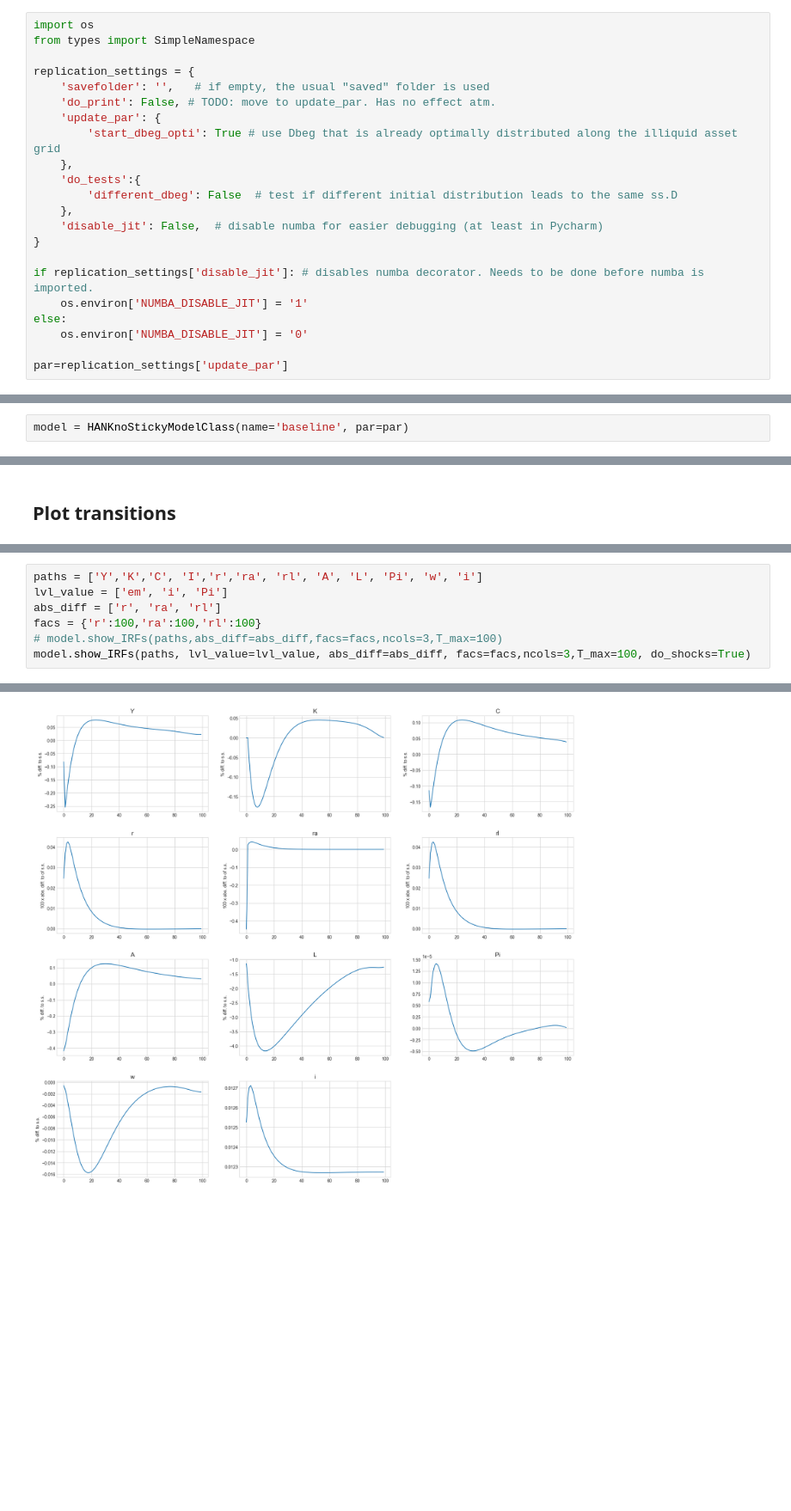
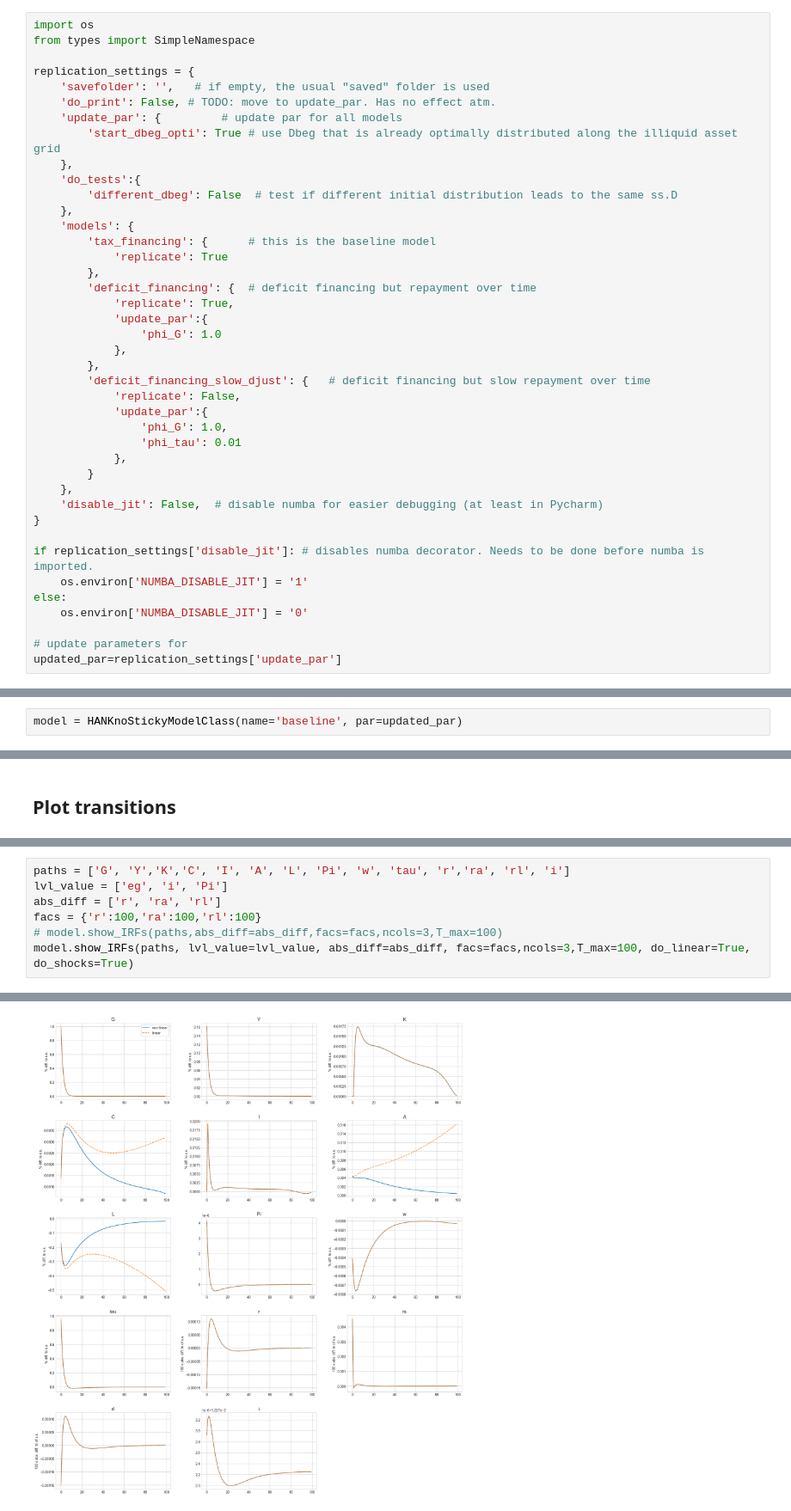
Before and after one commit to YanWin/StickyInformationHANK, a Jupyter notebook: HANKnoSticky.ipynb, the cells around one changed output, grey strips where cells are left out. Shown at 86% size. Drawn from its saved outputs; the diff is of its cells as text; blank space fills up the shorter version.

Commit message:
Government spending shock

```diff
--- a/HANKnoSticky.ipynb
+++ b/HANKnoSticky.ipynb
@@ -14,11 +14,29 @@ from types import SimpleNamespace
 replication_settings = {
     'savefolder': '',   # if empty, the usual "saved" folder is used
     'do_print': False, # TODO: move to update_par. Has no effect atm.
-    'update_par': {
+    'update_par': {         # update par for all models
         'start_dbeg_opti': True # use Dbeg that is already optimally distributed along the illiquid asset grid
     },
     'do_tests':{
         'different_dbeg': False  # test if different initial distribution leads to the same ss.D
+    },
+    'models': {
+        'tax_financing': {      # this is the baseline model
+            'replicate': True
+        },
+        'deficit_financing': {  # deficit financing but repayment over time
+            'replicate': True,
+            'update_par':{
+                'phi_G': 1.0
+            },
+        },
+        'deficit_financing_slow_djust': {   # deficit financing but slow repayment over time
+            'replicate': False,
+            'update_par':{
+                'phi_G': 1.0,
+                'phi_tau': 0.01
+            },
+        }
     },
     'disable_jit': False,  # disable numba for easier debugging (at least in Pycharm)
 }
@@ -28,7 +46,8 @@ if replication_settings['disable_jit']: # disables numba decorator. Needs to be
 else:
     os.environ['NUMBA_DISABLE_JIT'] = '0'
 
-par=replication_settings['update_par']
+# update parameters for
+updated_par=replication_settings['update_par']
 # %% [markdown]
 # Imports
 # %%
@@ -75,7 +94,7 @@ The DAG of the model used in the original paper is:
     - overwrite methods ".prephare_hh_ss()" and ".find_ss()"
 2.
 # %%
-model = HANKnoStickyModelClass(name='baseline', par=par)
+model = HANKnoStickyModelClass(name='baseline', par=updated_par)
 # %% [markdown]
 # 1. Find Steady State
 # %%
@@ -418,9 +441,9 @@ A_hh: max_abs_diff = 0.0
 # %%
-paths = ['Y','K','C', 'I','r','ra', 'rl', 'A', 'L', 'Pi', 'w', 'i']
-lvl_value = ['em', 'i', 'Pi']
+paths = ['G', 'Y','K','C', 'I', 'A', 'L', 'Pi', 'w', 'tau', 'r','ra', 'rl', 'i']
+lvl_value = ['eg', 'i', 'Pi']
 abs_diff = ['r', 'ra', 'rl']
 facs = {'r':100,'ra':100,'rl':100}
 # model.show_IRFs(paths,abs_diff=abs_diff,facs=facs,ncols=3,T_max=100)
-model.show_IRFs(paths, lvl_value=lvl_value, abs_diff=abs_diff, facs=facs,ncols=3,T_max=100, do_shocks=True)
+model.show_IRFs(paths, lvl_value=lvl_value, abs_diff=abs_diff, facs=facs,ncols=3,T_max=100, do_linear=True, do_shocks=True)
 # %% [output]
 ### shocks ###
@@ -428,3 +451,3 @@ model.show_IRFs(paths, lvl_value=lvl_value, abs_diff=abs_diff, facs=facs,ncols=3
 ### varnames ###
-[figure, old version]
+[figure, new version]
 ### tagets ###
```
Also changed, not shown: parts of 11 cells of this notebook, 4 other files.
